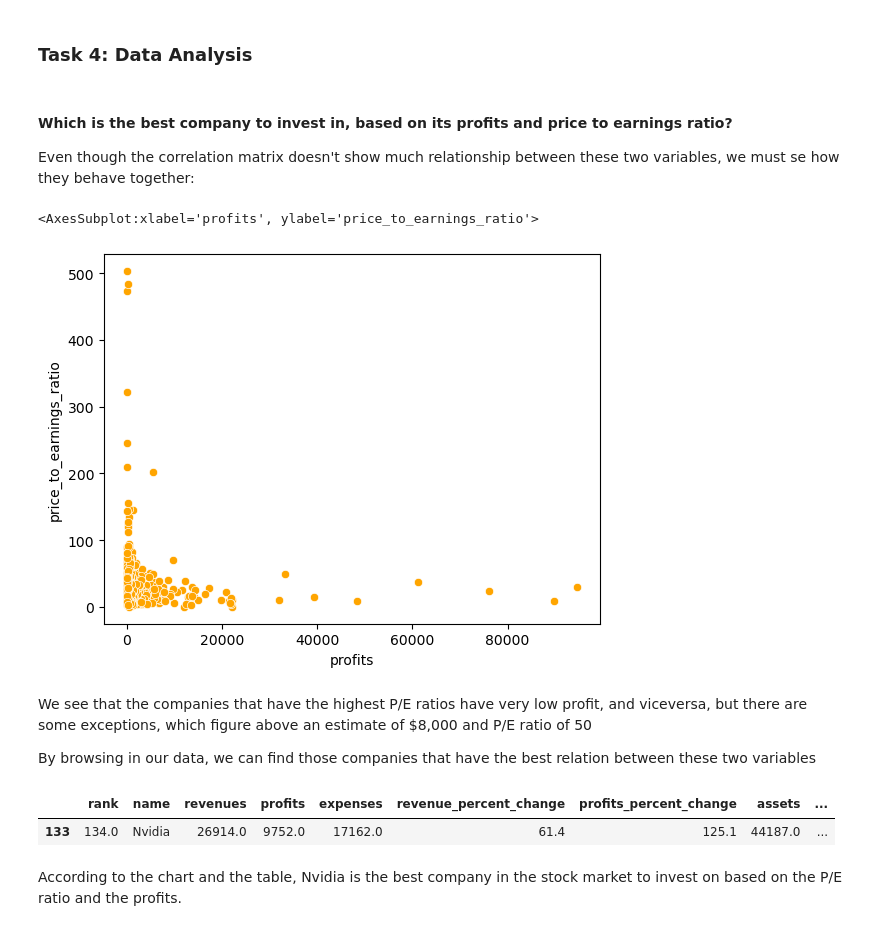
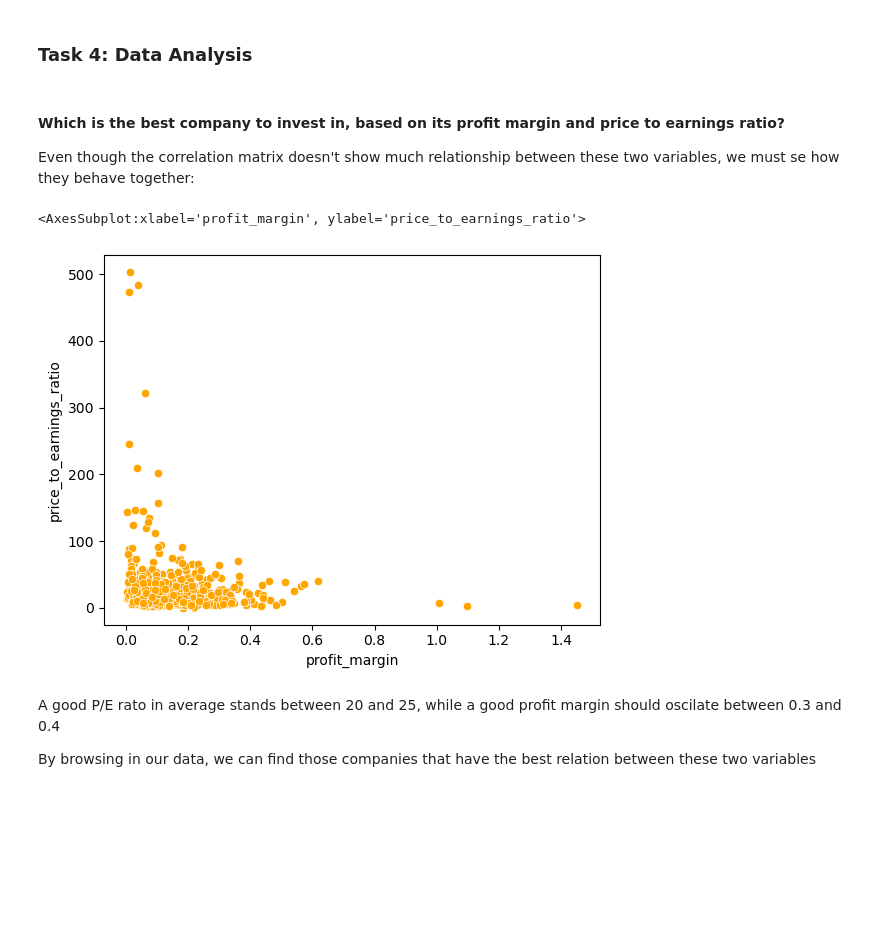
Before and after one commit to ubco-W2022T1-cosc301/project-group4, a Jupyter notebook: notebooks/analysis2.ipynb, the cells around one changed output. Cells and saved outputs as stored; diff of their text form; code cells hidden in the pictures; blank space fills up the shorter version.

```diff
--- a/notebooks/analysis2.ipynb
+++ b/notebooks/analysis2.ipynb
@@ -222,24 +226,17 @@ The ratio between these two data is important and is called the "Price to Earnin
 # %% [markdown]
 ### Task 4: Data Analysis
 # %% [markdown]
-#### Which is the best company to invest in, based on its profits and price to earnings ratio?
+#### Which is the best company to invest in, based on its profit margin and price to earnings ratio?
 
 Even though the correlation matrix doesn't show much relationship between these two variables, we must se how they behave together:
 # %%
 #Plotting profits vs P/E
 
-sns.scatterplot(data = df, x = 'profits', y = 'price_to_earnings_ratio', color = 'orange')
+sns.scatterplot(data = df, x = 'profit_margin', y = 'price_to_earnings_ratio', color = 'orange')
 # %% [output]
-<AxesSubplot:xlabel='profits', ylabel='price_to_earnings_ratio'>
+<AxesSubplot:xlabel='profit_margin', ylabel='price_to_earnings_ratio'>
-[figure, old version]
+[figure, new version]
 # %% [markdown]
-We see that the companies that have the highest P/E ratios have very low profit, and viceversa, but there are some exceptions, which figure above an estimate of $8,000 and P/E ratio of 50
+A good P/E rato in average stands between 20 and 25, while a good profit margin should oscilate between 0.3 and 0.4
 
 By browsing in our data, we can find those companies that have the best relation between these two variables
-# %%
-df.loc[(df['profits'] > 8000) & (df['price_to_earnings_ratio'] > 50)]
-# %% [output]
-|  | rank | name | revenues | profits | expenses | revenue_percent_change | profits_percent_change | assets | ... |
-| 133 | 134.0 | Nvidia | 26914.0 | 9752.0 | 17162.0 | 61.4 | 125.1 | 44187.0 | ... |
-# %% [markdown]
-According to the chart and the table, Nvidia is the best company in the stock market to invest on based on the P/E ratio and the profits.
```
Also changed, not shown: parts of 8 cells of this notebook, 2 other files.
